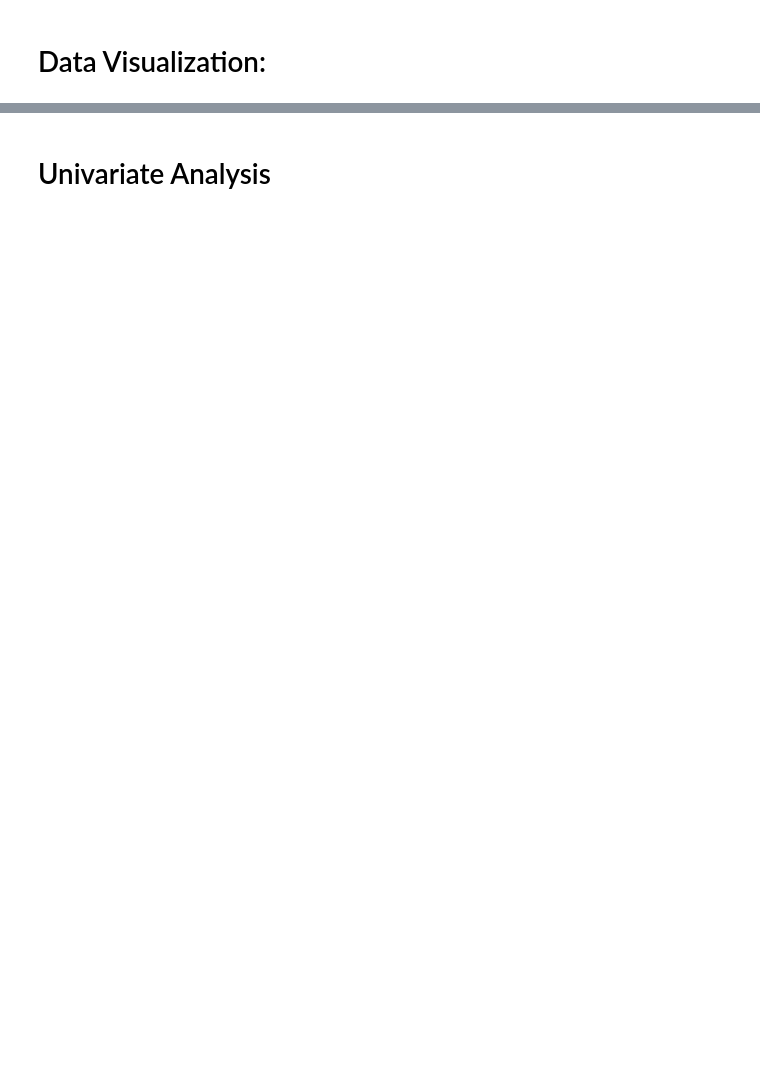
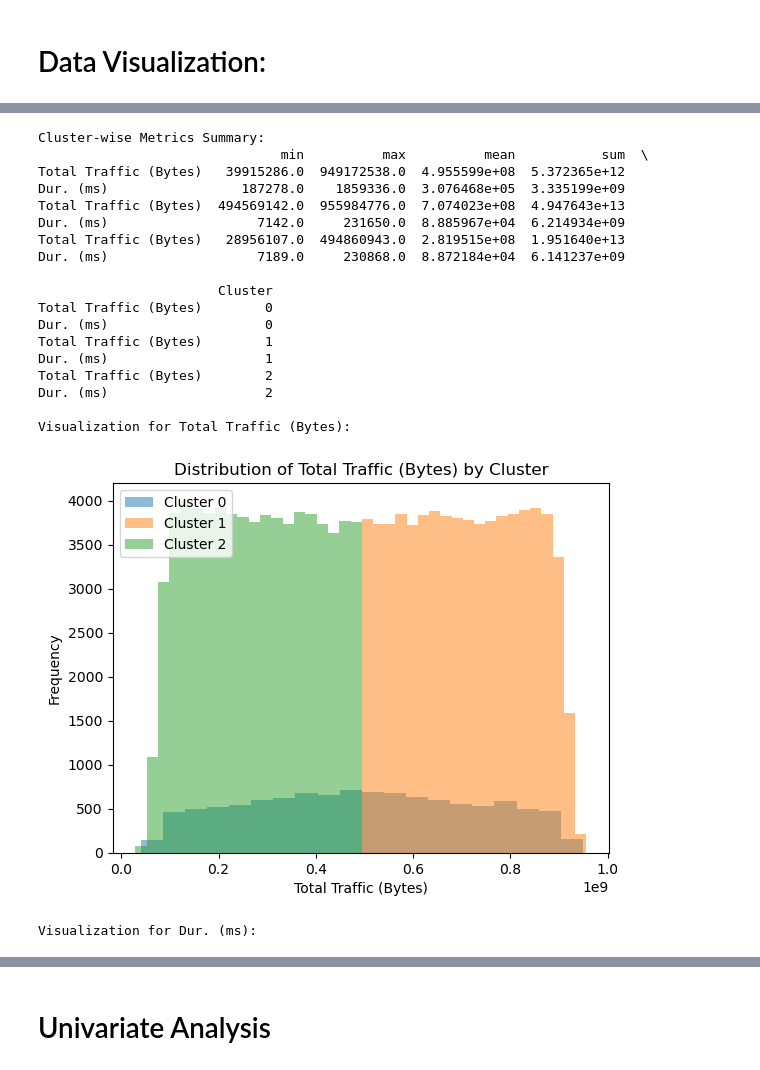
Before and after one commit to wolduberhe/Dashboard_Streamlit, a Jupyter notebook: lib/streamlit/telecome/telecom_pgdb.ipynb, the cells around one changed output, grey strips where cells are left out. Drawn from its saved outputs; the diff is of its cells as text; code cells hidden in the pictures; blank space fills up the shorter version.

```diff
--- a/lib/streamlit/telecome/telecom_pgdb.ipynb
+++ b/lib/streamlit/telecome/telecom_pgdb.ipynb
@@ -273,0 +612,11 @@ for column in non_numeric_columns:
+# %%
+user_identifier = 'MSISDN/Number'
+
+# Sum download and upload volumes for each user
+df['Total Traffic (Bytes)'] = df['Total DL (Bytes)'] + df['Total UL (Bytes)']
+
+# Aggregate total traffic per user
+total_traffic_per_user = df.groupby(user_identifier)['Total Traffic (Bytes)'].sum().reset_index()
+
+# Display the results
+print(total_traffic_per_user)
@@ -273,0 +736,60 @@ for column in non_numeric_columns:
+# %%
+
+user_identifier = 'MSISDN/Number'
+
+# List of non-normalized engagement metrics
+engagement_metrics = [
+    'Total Traffic (Bytes)',
+    'Dur. (ms)',  # Add more metrics as needed
+]
+
+# Create a DataFrame to store cluster-wise metrics summary
+cluster_metrics_summary = pd.DataFrame()
+
+# Compute metrics summary for each cluster
+for cluster in range(3):  # Assuming k=3 clusters
+    cluster_data = df[df['Cluster Label'] == cluster]
+    metrics_summary = cluster_data[engagement_metrics].agg(['min', 'max', 'mean', 'sum']).transpose()
+    metrics_summary['Cluster'] = cluster
+    cluster_metrics_summary = pd.concat([cluster_metrics_summary, metrics_summary])
+
+# Display the cluster-wise metrics summary
+print("Cluster-wise Metrics Summary:")
+print(cluster_metrics_summary)
+
+# Visual interpretation (you can customize this part based on your metrics and clusters)
+for metric in engagement_metrics:
+    print(f"\nVisualization for {metric}:")
+    for cluster in range(3):
+        cluster_data = df[df['Cluster Label'] == cluster]
+        cluster_values = cluster_data[metric]
+
+        # Plot a histogram for each cluster
+        plt.hist(cluster_values, alpha=0.5, label=f'Cluster {cluster}', bins=20)
+
+    plt.title(f'Distribution of {metric} by Cluster')
+    plt.xlabel(metric)
+    plt.ylabel('Frequency')
+    plt.legend()
+    plt.show()
+# %% [output]
+Cluster-wise Metrics Summary:
+                               min          max          mean           sum  \
+Total Traffic (Bytes)   39915286.0  949172538.0  4.955599e+08  5.372365e+12
+Dur. (ms)                 187278.0    1859336.0  3.076468e+05  3.335199e+09
+Total Traffic (Bytes)  494569142.0  955984776.0  7.074023e+08  4.947643e+13
+Dur. (ms)                   7142.0     231650.0  8.885967e+04  6.214934e+09
+Total Traffic (Bytes)   28956107.0  494860943.0  2.819515e+08  1.951640e+13
+Dur. (ms)                   7189.0     230868.0  8.872184e+04  6.141237e+09
+
+                       Cluster
+Total Traffic (Bytes)        0
+Dur. (ms)                    0
+Total Traffic (Bytes)        1
+Dur. (ms)                    1
+Total Traffic (Bytes)        2
+Dur. (ms)                    2
+
+Visualization for Total Traffic (Bytes):
+[figure, added]
+Visualization for Dur. (ms):
```
Also changed, not shown: parts of 56 cells of this notebook.
